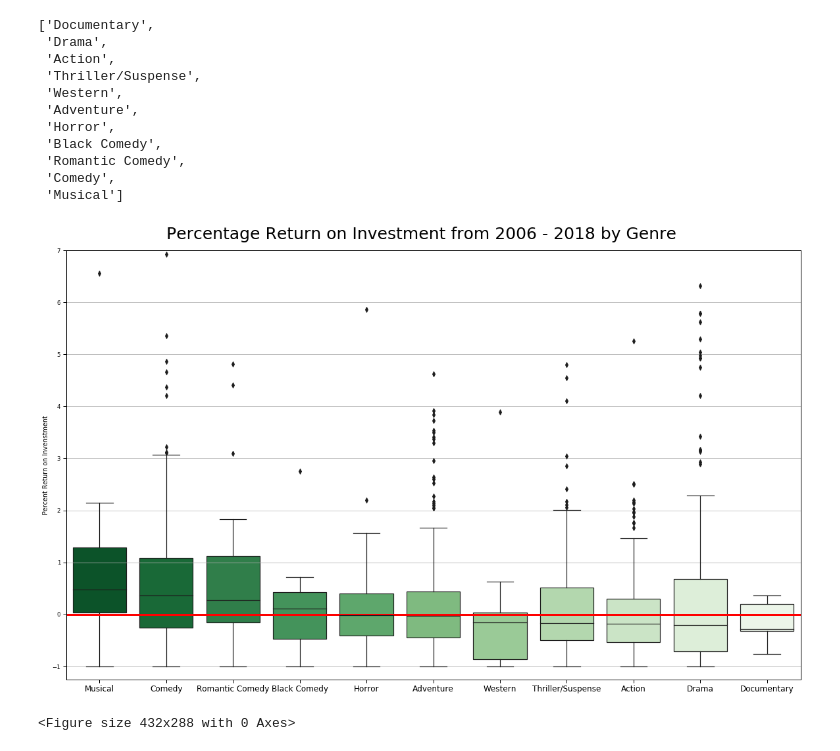
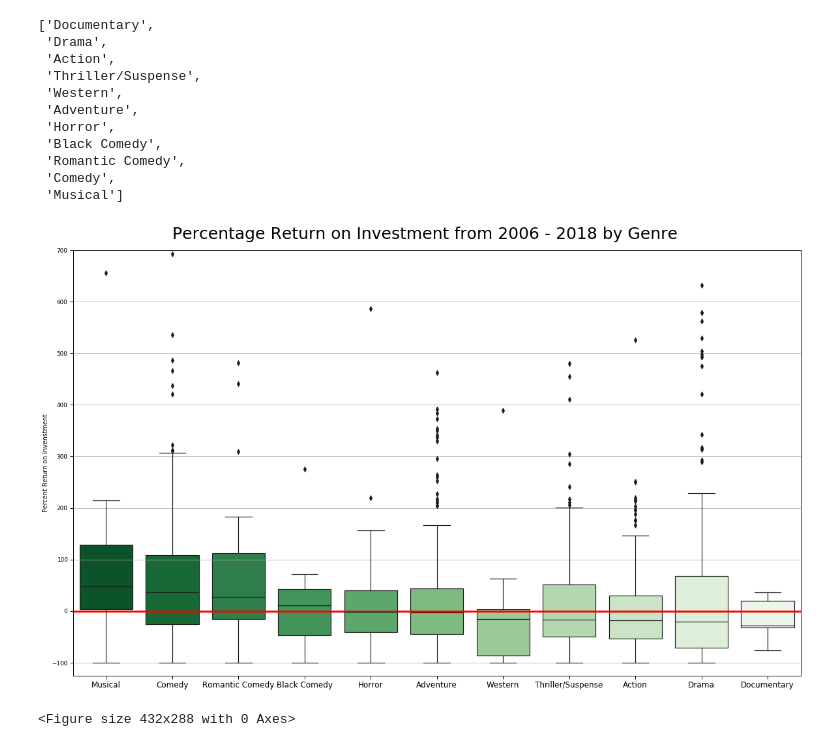
Before and after one commit to CristinaTRico/Mod1Project, a Jupyter notebook: Budget_Genre-checkpoint.ipynb, the cells around one changed output. Saved outputs shown, nothing was run; the diff lists cells and outputs as text; code cells hidden in the pictures.

```diff
--- a/Budget_Genre-checkpoint.ipynb
+++ b/Budget_Genre-checkpoint.ipynb
@@ -29,7 +29,7 @@ Budget_Genre.head(1)
 |  | Release Date | Movie | Budget | Domestic Gross | Worldwide Gross | Year | Week | Dom_Profits | ... |
 | 0 | 2009-12-18 | Avatar | 425000000 | 760507625 | 2789705275 | 2009 | 51 | 335507625 | ... |
 # %%
-Budget_Genre['%ROI'] = Budget_Genre['Dom_Profits'] / Budget_Genre['Budget']
+Budget_Genre['%ROI'] = (Budget_Genre['Dom_Profits'] / Budget_Genre['Budget'])*100
 # %%
 Budget_Genre['KEY'] = Budget_Genre['Movie'] + ' - ' + str(Budget_Genre['Year'])
 # %%
@@ -89,30 +89,30 @@ gen_by_roi.reverse()
 # %%
 #plot %ROI by weeks sorted by median values
 # fig= plt.figure(figsize=(25,10))
 # bplot = sns.boxplot(y='%ROI', x='genre', `
 #                  data=Budget_Genre,
 #                  width=0.5,
 #                  palette="Paired", order = gen_by_roi )
 # plt.grid()
 # plt.title("Percentage ROI by Genre" );
 
 median_vals = Budget_Genre.groupby('genre')['%ROI'].median()
 norm = plt.Normalize(median_vals.min(), median_vals.max())
 median_vals = median_vals.tolist()
 colors = plt.cm.RdYlBu_r(norm(median_vals))
 
 plt.figure(figsize=(20,12))
 # plt.rcParams["axes.labelsize"] = 10
 sns.set_context("paper", rc={'xtick.labelsize': 12.0})
-plt.ylim(-1.25, 7)
+plt.ylim(-125, 700)
 plt.grid(b=True, which='major', axis='both')
 ax = sns.boxplot(x="genre", y="%ROI", data=Budget_Genre, palette="Greens_r", showfliers=True, order = gen_by_roi).set(xlabel='', ylabel='Percent Return on Invenstment')
 plt.axhline(y=0, color = "Red", label = "Break Even", lw = 3)
 plt.figtext(.5,.9,'Percentage Return on Investment from 2006 - 2018 by Genre', fontsize=25, ha='center')
 plt.savefig('ROI_by_Genre.jpg')
 plt.show()
 # %% [output]
-[figure, old version]
+[figure, new version]
 # %%
 plt.savefig('ROI_by_Genre.png')
 # %% [output]
```
Also changed, not shown: parts of 15 cells of this notebook, 3 other files.
